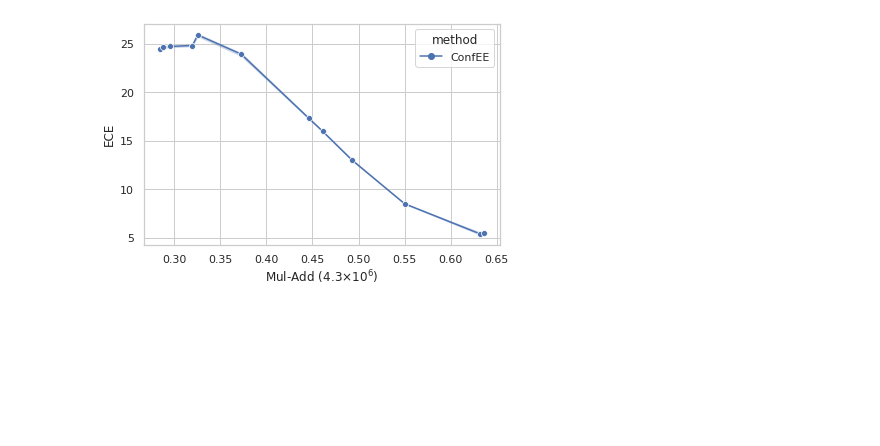
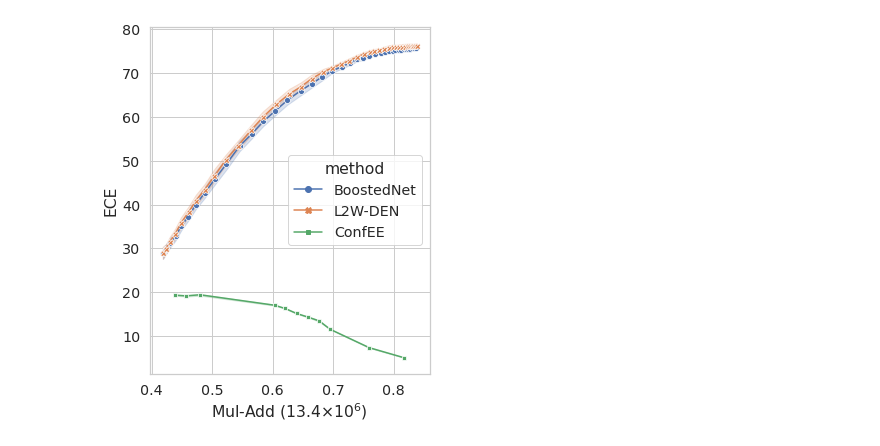
Before and after one commit to networkslab/dynn, a Jupyter notebook: src/notebooks/confidence_intervals_ce_ic.ipynb, the cells around one changed output. Saved outputs shown, nothing was run; the diff lists cells and outputs as text; code cells hidden in the pictures; blank space fills up the shorter version.

```diff
--- a/src/notebooks/confidence_intervals_ce_ic.ipynb
+++ b/src/notebooks/confidence_intervals_ce_ic.ipynb
@@ -8,7 +8,7 @@ import matplotlib
 import matplotlib.lines as mlines
 import pickle as pk
 # %%
-dataset = 'svhn'
+dataset = 'cifar100'
 boo_name = 'BoostedNet'
 w_name = 'L2W-DEN'
 our_name = 'ConfEE'
@@ -18,9 +18,9 @@ if dataset == 'cifar10':
     long_name = 't2t_vit_7'
     total_mudaa = 13.4
     end_acc = 94.5
-    lambda_val_1 = 0.1
+    lambda_val_1 = 0.5
     lambda_val_2 = 0.9
-    end_plot_acc = 0.85*end_acc
+    end_plot_acc = 0# 0.85*end_acc
     line_acc = end_acc*0.9
     line_acc_label =r'$90\%$ of end accuracy'
     L=7
@@ -30,7 +30,7 @@ elif dataset == 'cifar100':
     total_mudaa = 56
     end_acc = 88.4
     L=14
-    lambda_val_1 = 0.01
+    lambda_val_1 = 0.5
     lambda_val_2 = 0.9
     end_plot_acc = 0.5*end_acc
     line_acc = end_acc*0.7
@@ -38,9 +38,9 @@ elif dataset == 'cifar100':
 elif dataset == 'svhn':
     L=7
     end_acc = 92
-    end_plot_acc = 0.6*end_acc
-    line_acc = end_acc*0.9
-    line_acc_label =r'$90\%$ of end accuracy'
+    end_plot_acc = 0.7*end_acc
+    line_acc = end_acc*0.8
+    line_acc_label =r'$80\%$ of end accuracy'
     model = 't2t_7'
     long_name = 't2t_vit_7'
     total_mudaa = 4.3
@@ -145,7 +145,7 @@ keys_we_want = ['test/acc_exit','test/total_cost', 'test/gated_acc', 'test/gated
 cov_keys_dict, C_keys_dict = get_all_cov_C(list_dicts_ours[0])
 
 
-type_of_conf = 'test/sets_gated_'
+type_of_conf = 'test/sets_general_'
 cov_keys = cov_keys_dict[type_of_conf]
 C_keys = C_keys_dict[type_of_conf]
 cov_keys_baseline = cov_keys
@@ -276,7 +287,5 @@ filtered_weighted_df = weighted_df[weighted_df['average_ACC'].between(end_plot_a
 #filtered_baseline_df   = baseline_df[baseline_df['average_ACC'].between(end_plot_acc, end_acc)]
 # %%
 combined_df = pd.concat([filtered_boosted_df, filtered_weighted_df, filtered_our_df],axis=0, ignore_index=True)
-# %%
-combined_df = pd.concat([filtered_our_df],axis=0, ignore_index=True)
 # %%
 
@@ -298,18 +305,15 @@ plt.savefig('figures/perf_cost_'+dataset+'.pdf')
 # %%
-sns.set(font_scale=1.5)
-sns.set_theme(style="whitegrid")
+
+plt.figure(figsize=(5,6))
+sns.set_theme(style="whitegrid",font_scale=1.3)
 sns.lineplot(data=combined_df, x="average_IC", y="ECE", hue="method", style="method",
     markers=True, dashes=False)
-# sns.set_theme(style="whitegrid")
-# sns.lineplot(data=filtered_weighted_df, x="average_ACC", y="ECE", label=boo_name)
-# sns.lineplot(data=filtered_boosted_df, x="average_ACC", y="ECE", label=w_name)
 
-# sns.lineplot(data=filtered_our_df, x="average_ACC", y="ECE", label=our_name)
 x_string = r'Mul-Add ('+str(total_mudaa)+'$ \\times 10^6$)'
 plt.xlabel(x_string)
 plt.ylabel('ECE')
 plt.tight_layout()
 plt.savefig('figures/perf_ece_'+dataset+'.pdf')
 # %% [output]
-[figure, old version]
+[figure, new version]
 # %%
```
Also changed, not shown: parts of 17 cells of this notebook, 2 other files.
